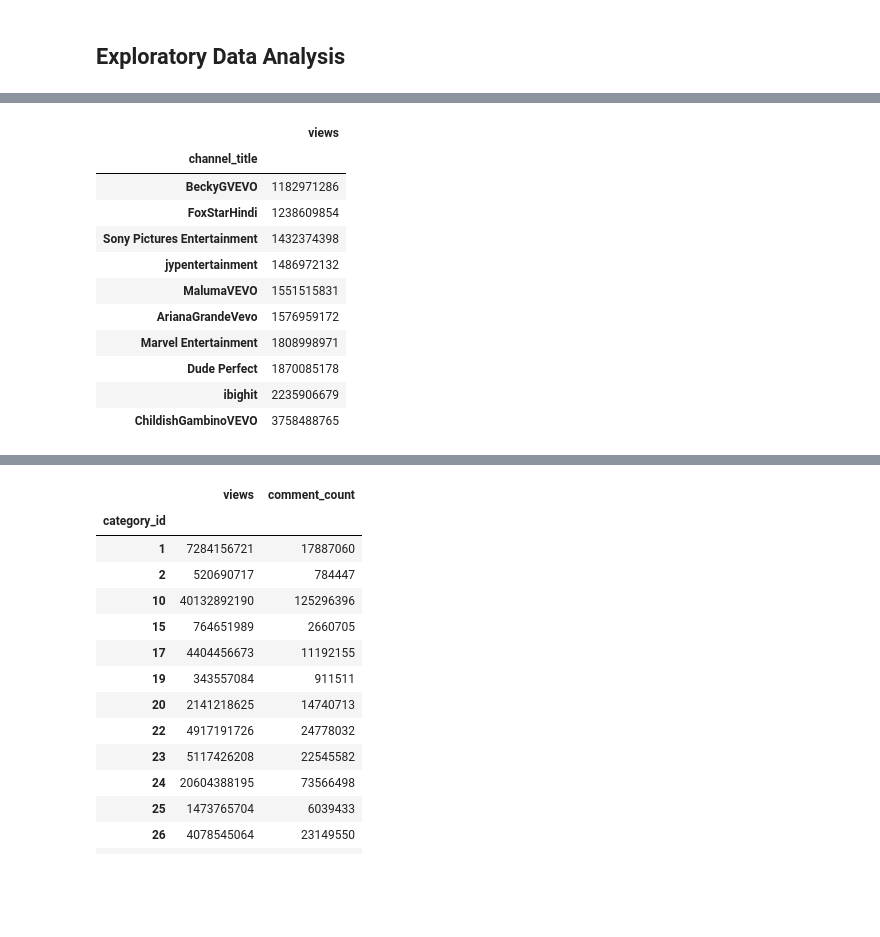
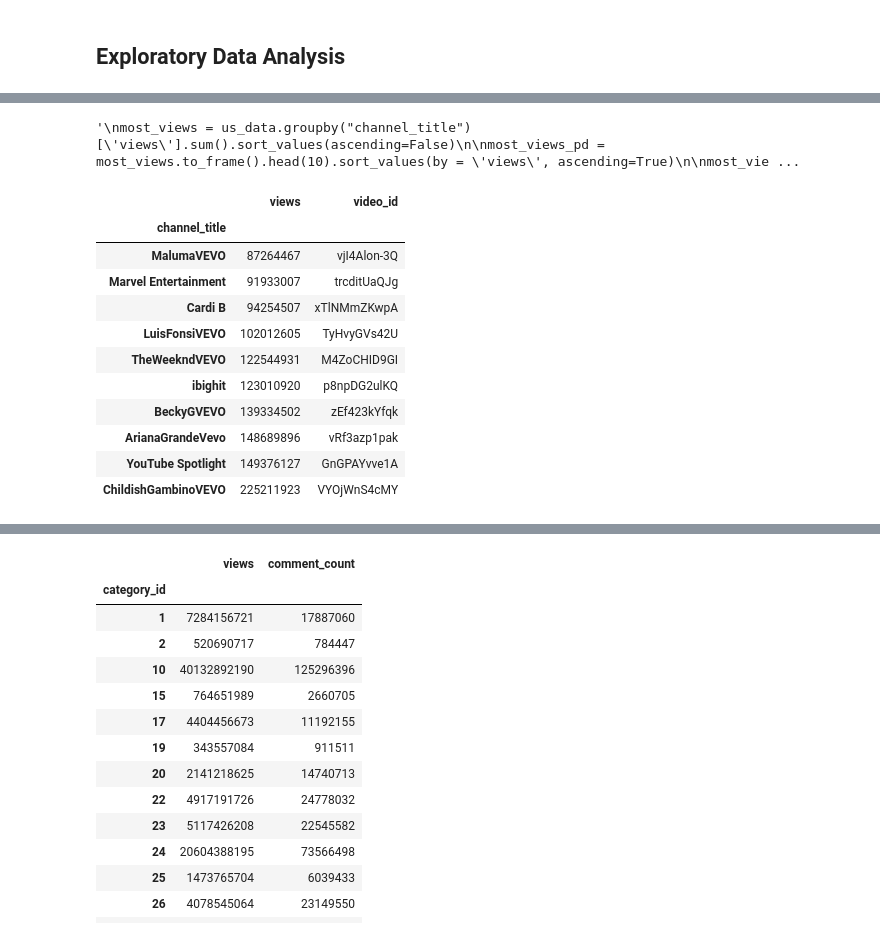
Before and after one commit to tralinde/tralinde_EDA_group_presentation, a Jupyter notebook: notebooks/youtube_EDA.ipynb, the cells around one changed output, grey strips where cells are left out. Saved outputs shown, nothing was run; the diff lists cells and outputs as text; code cells hidden in the pictures; blank space fills up the shorter version.

```diff
--- a/notebooks/youtube_EDA.ipynb
+++ b/notebooks/youtube_EDA.ipynb
@@ -15,25 +15,35 @@ us_data.head()
 | 3 | puqaWrEC7tY | 17.14.11 | Nickelback Lyrics: Real or Fake? | Good Mythical Morning | 24 | 2017-11-13T11:00:04.000Z | rhett and link|"gmm"|"good mythic... | 343168 | 10172 | ... |
 | 4 | d380meD0W0M | 17.14.11 | I Dare You: GOING BALD!? | nigahiga | 24 | 2017-11-12T18:01:41.000Z | ryan|"higa"|"higatv"|"nigahiga"|"... | 2095731 | 132235 | ... |
 # %%
-#
+'''
 most_views = us_data.groupby("channel_title")['views'].sum().sort_values(ascending=False)
 
 most_views_pd = most_views.to_frame().head(10).sort_values(by = 'views', ascending=True)
 
 most_views_pd
+
+'''
 # %% [output]
-|  | views |
-| channel_title |  |
-| BeckyGVEVO | 1182971286 |
-| FoxStarHindi | 1238609854 |
-| Sony Pictures Entertainment | 1432374398 |
-| jypentertainment | 1486972132 |
-| MalumaVEVO | 1551515831 |
-| ArianaGrandeVevo | 1576959172 |
-| Marvel Entertainment | 1808998971 |
-| Dude Perfect | 1870085178 |
-| ibighit | 2235906679 |
-| ChildishGambinoVEVO | 3758488765 |
+'\nmost_views = us_data.groupby("channel_title")[\'views\'].sum().sort_values(ascending=False)\n\nmost_views_pd = most_views.to_frame().head(10).sort_values(by = \'views\', ascending=True)\n\nmost_vie ...
+# %%
+most_views = us_data.groupby("channel_title")['views', 'video_id'].max().sort_values(by = 'views', ascending=False)
+
+most_views_pd = most_views.head(10).sort_values(by = 'views', ascending=True)
+
+most_views_pd
+# %% [output]
+|  | views | video_id |
+| channel_title |  |  |
+| MalumaVEVO | 87264467 | vjI4Alon-3Q |
+| Marvel Entertainment | 91933007 | trcditUaQJg |
+| Cardi B | 94254507 | xTlNMmZKwpA |
+| LuisFonsiVEVO | 102012605 | TyHvyGVs42U |
+| TheWeekndVEVO | 122544931 | M4ZoCHID9GI |
+| ibighit | 123010920 | p8npDG2ulKQ |
+| BeckyGVEVO | 139334502 | zEf423kYfqk |
+| ArianaGrandeVevo | 148689896 | vRf3azp1pak |
+| YouTube Spotlight | 149376127 | GnGPAYvve1A |
+| ChildishGambinoVEVO | 225211923 | VYOjWnS4cMY |
 # %%
 most_views_pd['views'].plot(kind="barh")
 
```
Also changed, not shown: parts of 4 cells of this notebook, 1 other file.
